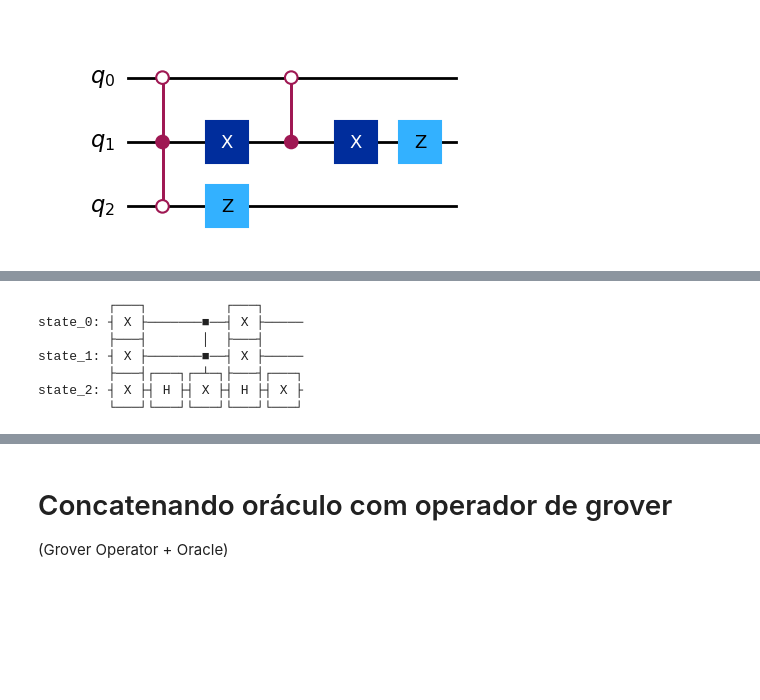
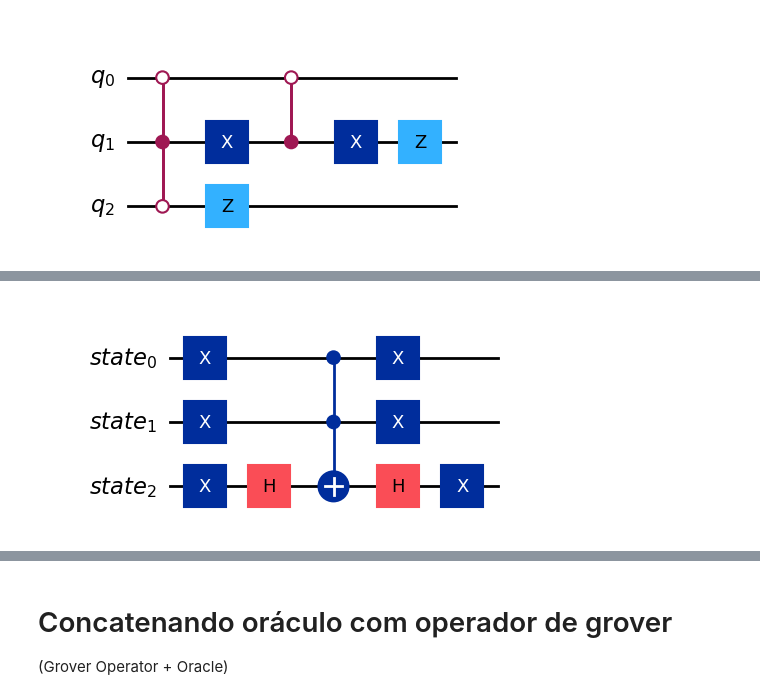
Before and after one commit to gabrielms201/Quantum-Implementation-For-SAT-Problem-Solving, a Jupyter notebook: NoteBooks/3-SAT.ipynb, the cells around one changed output, grey strips where cells are left out. Drawn from its saved outputs; the diff is of its cells as text; code cells hidden in the pictures; blank space fills up the shorter version.

```diff
--- a/NoteBooks/3-SAT.ipynb
+++ b/NoteBooks/3-SAT.ipynb
@@ -14,8 +77,28 @@ from qiskit.circuit.library import CCZGate, ZGate
+# %%
+# Função não otimizada, porém simples para gerar expressões k-sat
+import random
+def GenerateSatExpression(k):
+  alfabeto = [chr(letra) for letra in range(ord('A'), ord('Z')+1)]
+  if (k > len(alfabeto)):
+    print("No momento, ainda não é possível gerar")
+  expr = ""
+  for i in range(k):
+    expr += "("
+    for j in range(k):
+      if (random.choice([True, False])):
+        expr += "~"
+      expr += f"{alfabeto[j]}"
+      if j != k-1:
+        expr += " | "
+    expr += ")"
+    if (i != k-1):
+      expr += " & "
+  return expr
+if (USE_RANDOM_EXPRESSION is True):
+  CLAUSES_QTY = 3
+  QUBIT_QTY = CLAUSES_QTY
+  random_expr = GenerateSatExpression(CLAUSES_QTY)
+  EXPRESSION = random_expr
+  print(EXPRESSION)
 # %% [markdown]
 # Criação do Oráculo que representa a nossa expressão
-# %%
-def GetOracle():
-  from qiskit.circuit.library import PhaseOracle
-  expression = "(~A | ~B | ~C) & (A | ~B | C) & (A | B | ~C) & (A | ~B | ~C) & (~A | B | C)"
-  oracle = PhaseOracle(expression)
-  return oracle
@@ -29,6 +119,6 @@ oracle.draw("mpl")
 # %%
 def GetZeroReflection(oracle):
-  num_qubits = 3
+  num_qubits = QUBIT_QTY
   qubits = [0, 1, 2]
   qr_state = QuantumRegister(num_qubits, "state")
   reflection = QuantumCircuit(qr_state)
@@ -44,13 +134,8 @@ def GetZeroReflection(oracle):
   reflection.x(qubits)
 
   return reflection
-# %%
-print(GetZeroReflection(oracle))
-# %% [output]
-         ┌───┐          ┌───┐
-state_0: ┤ X ├───────■──┤ X ├─────
-         ├───┤       │  ├───┤
-state_1: ┤ X ├───────■──┤ X ├─────
-         ├───┤┌───┐┌─┴─┐├───┤┌───┐
-state_2: ┤ X ├┤ H ├┤ X ├┤ H ├┤ X ├
-         └───┘└───┘└───┘└───┘└───┘
+# %%
+zeroReflection = GetZeroReflection(oracle)
+zeroReflection.draw("mpl")
+# %% [output]
+[figure, added]
```
Also changed, not shown: parts of 32 cells of this notebook, 2 other files.
